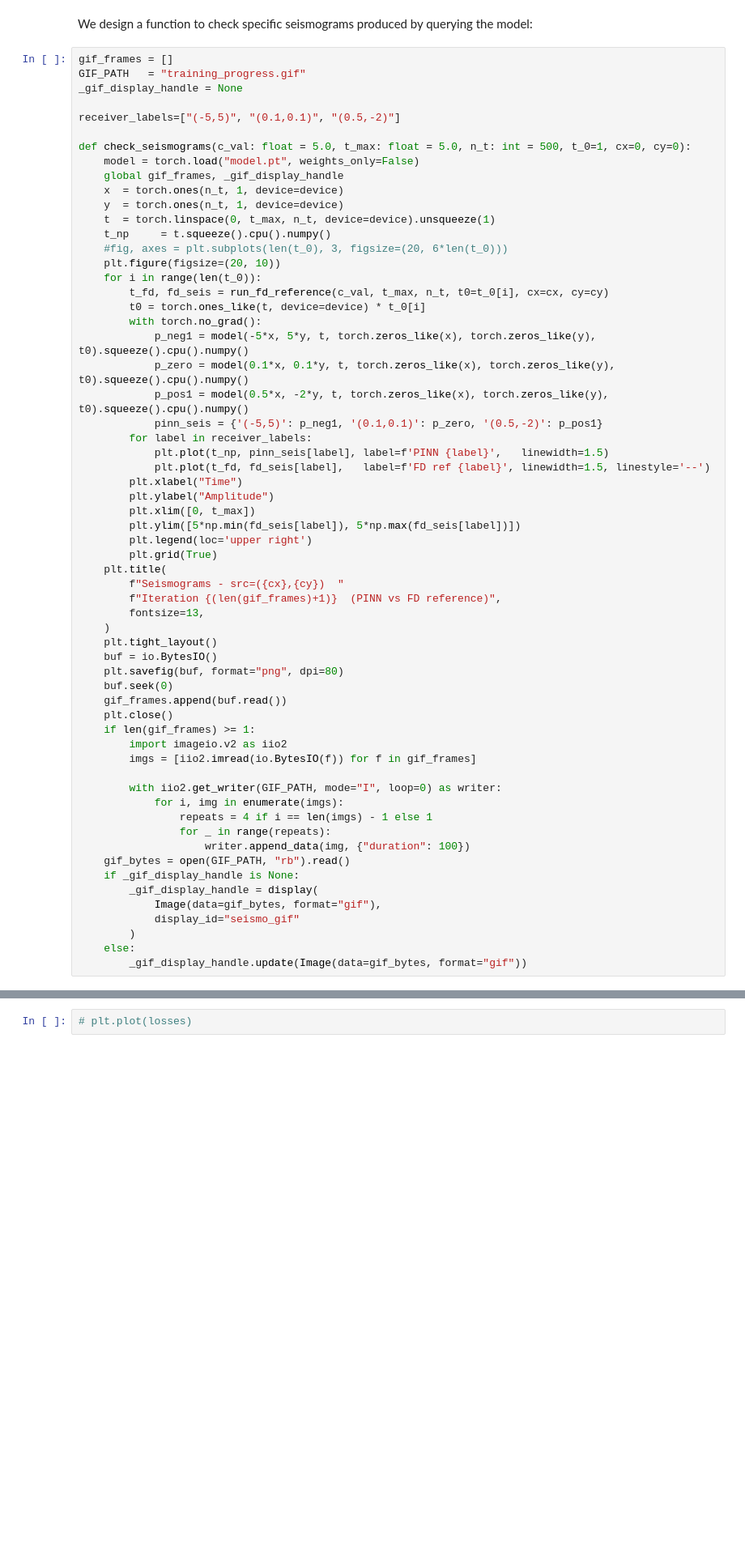
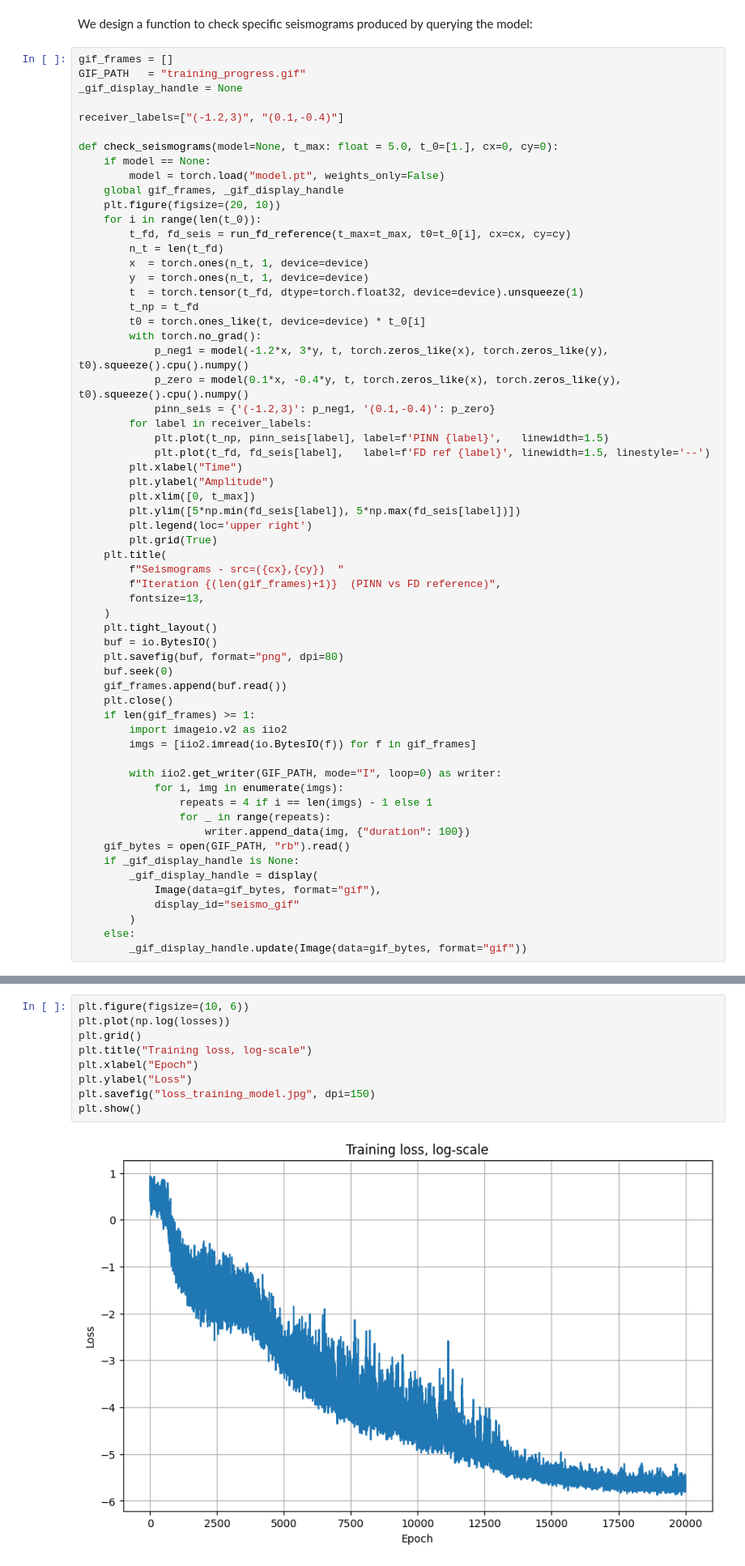
Before and after one commit to pascaltribel/WavePINN, a Jupyter notebook: WavePINN.ipynb, the cells around one changed output, grey strips where cells are left out. Shown at 81% size. Drawn from its saved outputs; the diff is of its cells as text; blank space fills up the shorter version.

```diff
--- a/WavePINN.ipynb
+++ b/WavePINN.ipynb
@@ -127,25 +143,25 @@ gif_frames = []
 GIF_PATH   = "training_progress.gif"
 _gif_display_handle = None
 
-receiver_labels=["(-5,5)", "(0.1,0.1)", "(0.5,-2)"]
+receiver_labels=["(-1.2,3)", "(0.1,-0.4)"]
 
-def check_seismograms(c_val: float = 5.0, t_max: float = 5.0, n_t: int = 500, t_0=1, cx=0, cy=0):
-    model = torch.load("model.pt", weights_only=False)
+def check_seismograms(model=None, t_max: float = 5.0, t_0=[1.], cx=0, cy=0):
+    if model == None:
+        model = torch.load("model.pt", weights_only=False)
     global gif_frames, _gif_display_handle
-    x  = torch.ones(n_t, 1, device=device)
-    y  = torch.ones(n_t, 1, device=device)
-    t  = torch.linspace(0, t_max, n_t, device=device).unsqueeze(1)
-    t_np     = t.squeeze().cpu().numpy()
-    #fig, axes = plt.subplots(len(t_0), 3, figsize=(20, 6*len(t_0)))
     plt.figure(figsize=(20, 10))
     for i in range(len(t_0)):
-        t_fd, fd_seis = run_fd_reference(c_val, t_max, n_t, t0=t_0[i], cx=cx, cy=cy)
+        t_fd, fd_seis = run_fd_reference(t_max=t_max, t0=t_0[i], cx=cx, cy=cy)
+        n_t = len(t_fd)
+        x  = torch.ones(n_t, 1, device=device)
+        y  = torch.ones(n_t, 1, device=device)
+        t  = torch.tensor(t_fd, dtype=torch.float32, device=device).unsqueeze(1)
+        t_np = t_fd
         t0 = torch.ones_like(t, device=device) * t_0[i]
         with torch.no_grad():
-            p_neg1 = model(-5*x, 5*y, t, torch.zeros_like(x), torch.zeros_like(y), t0).squeeze().cpu().numpy()
-            p_zero = model(0.1*x, 0.1*y, t, torch.zeros_like(x), torch.zeros_like(y), t0).squeeze().cpu().numpy()
-            p_pos1 = model(0.5*x, -2*y, t, torch.zeros_like(x), torch.zeros_like(y), t0).squeeze().cpu().numpy()
-            pinn_seis = {'(-5,5)': p_neg1, '(0.1,0.1)': p_zero, '(0.5,-2)': p_pos1}
+            p_neg1 = model(-1.2*x, 3*y, t, torch.zeros_like(x), torch.zeros_like(y), t0).squeeze().cpu().numpy()
+            p_zero = model(0.1*x, -0.4*y, t, torch.zeros_like(x), torch.zeros_like(y), t0).squeeze().cpu().numpy()
+            pinn_seis = {'(-1.2,3)': p_neg1, '(0.1,-0.4)': p_zero}
         for label in receiver_labels:
             plt.plot(t_np, pinn_seis[label], label=f'PINN {label}',   linewidth=1.5)
             plt.plot(t_fd, fd_seis[label],   label=f'FD ref {label}', linewidth=1.5, linestyle='--')
@@ -303,3 +312,12 @@ else:
 # %%
-# plt.plot(losses)
+plt.figure(figsize=(10, 6))
+plt.plot(np.log(losses))
+plt.grid()
+plt.title("Training loss, log-scale")
+plt.xlabel("Epoch")
+plt.ylabel("Loss")
+plt.savefig("loss_training_model.jpg", dpi=150)
+plt.show()
+# %% [output]
+[figure, added]
 # %%
```
Also changed, not shown: parts of 11 cells of this notebook, 11 other files.
